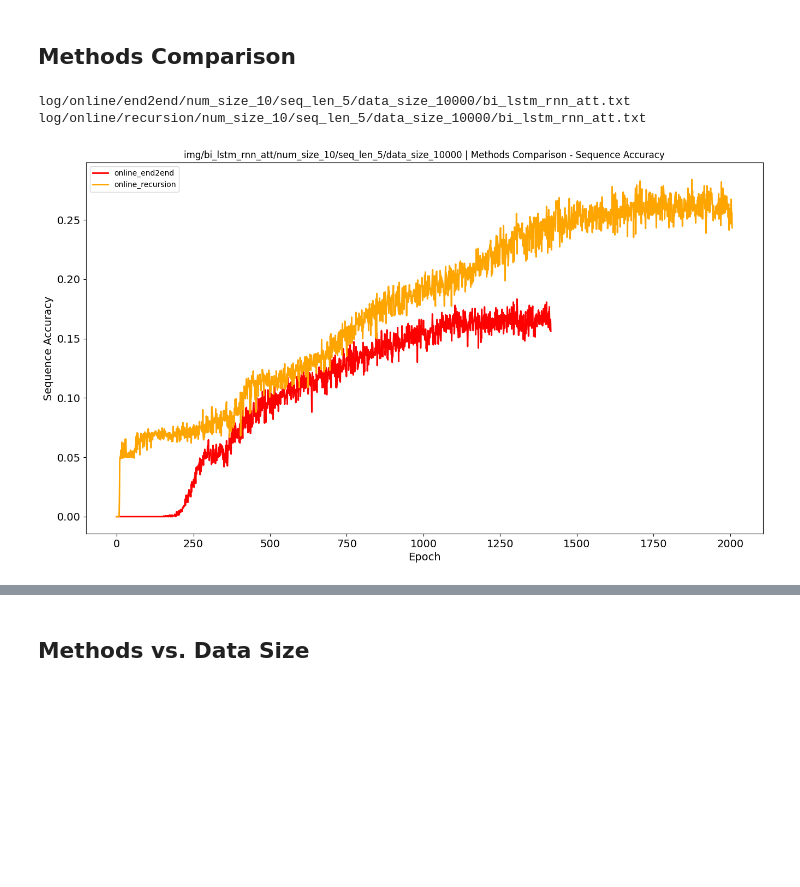
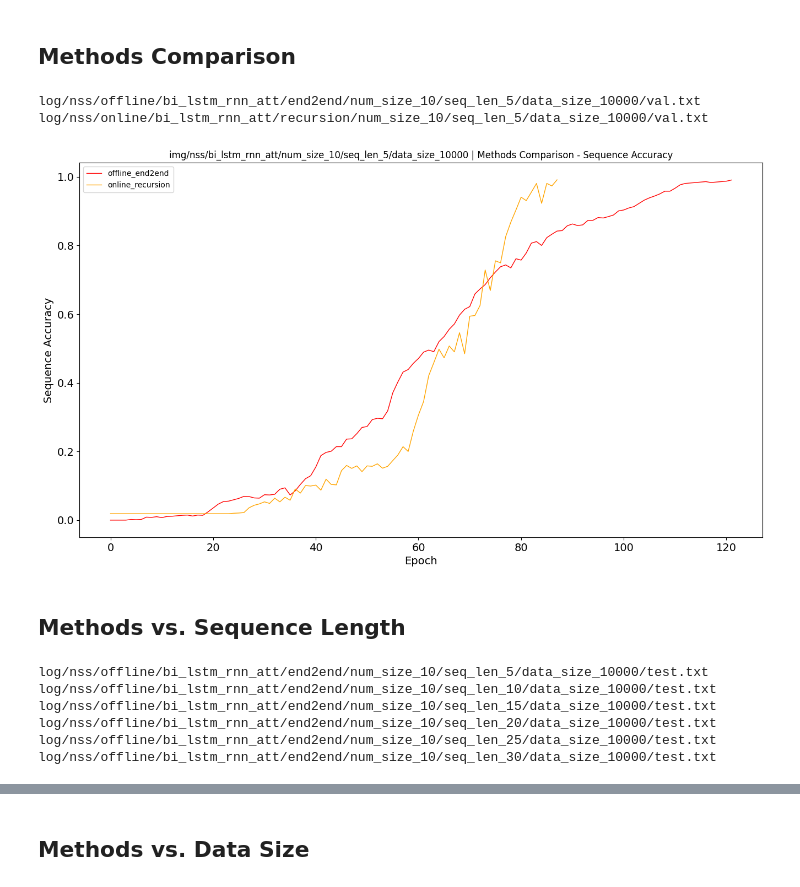
Before and after one commit to ShiningLab/Recurrent-Text-Editing, a Jupyter notebook: main/res/evaluation_plot.ipynb, the cells around one changed output, grey strips where cells are left out. Saved outputs shown, nothing was run; the diff lists cells and outputs as text; code cells hidden in the pictures; blank space fills up the shorter version.

```diff
--- a/main/res/evaluation_plot.ipynb
+++ b/main/res/evaluation_plot.ipynb
@@ -83,20 +92,21 @@ show_plot(
 ## Increasing Data Size Analysis
 # %%
 # parameters
-method = 'recursion' # end2end, recursion
+method = 'tagging' # end2end, recursion, tagging
 data_mode = 'online' # online, offline
-model_name = 'bi_lstm_rnn_att'
+# bi_gru_rnn_att, bi_lstm_rnn_att
+model_name = 'bi_gru_rnn_att'
 num_size = 10
 seq_len = 5
 min_data_size = 10000
-max_data_size = 50000
+max_data_size = 70000
 # %%
 # define path
 LOG_PATH = os.path.join(
     'log',
     data_mode,
     method,
-    'num_size_{}'.format(vocab_size),
+    'num_size_{}'.format(num_size),
     'seq_len_{}'.format(seq_len),
     'data_size_{}',
     '{}.txt'.format(model_name))
@@ -153,25 +165,29 @@ show_plot(
 # %%
 # parameters
 candidates = [
-#     ['offline', 'end2end'],
+    ['offline', 'end2end'],
 #     ['offline', 'recursion'],
-    ['online', 'end2end'],
+#     ['online', 'end2end'],
     ['online', 'recursion']
 ]
+data_src = 'nss' # aoi, nss
 model_name = 'bi_lstm_rnn_att'
 num_size = 10
 seq_len = 5
 data_size = 10000
+val_or_test = 'val' # val, test
 # %%
 # define path for end2end
 LOG_PATH = os.path.join(
     'log',
+    data_src,
     '{}', # data mode
+    model_name,
     '{}', # method
     'num_size_{}'.format(num_size),
     'seq_len_{}'.format(seq_len),
     'data_size_{}'.format(data_size),
-    '{}.txt'.format(model_name))
+    '{}.txt'.format(val_or_test))
 # %%
 # read data
 raw_data_dict = {}
@@ -180,8 +196,8 @@ for c in candidates:
     print(file_path)
     raw_data_dict[file_path] = load_txt(file_path)
 # %% [output]
-log/online/end2end/num_size_10/seq_len_5/data_size_10000/bi_lstm_rnn_att.txt
-log/online/recursion/num_size_10/seq_len_5/data_size_10000/bi_lstm_rnn_att.txt
+log/nss/offline/bi_lstm_rnn_att/end2end/num_size_10/seq_len_5/data_size_10000/val.txt
+log/nss/online/bi_lstm_rnn_att/recursion/num_size_10/seq_len_5/data_size_10000/val.txt
 # %%
 # extract info from log
 data_dict = {k: parse_log(v) for k, v in raw_data_dict.items()}
@@ -195,24 +211,27 @@ for c in candidates:
     criteria_list = [data[criteria] for data in data_dict[key]]
     criteria_dict[label] = criteria_list
 # %%
-colors = ['red', 'orange', 'green', 'blue']
+colors = ['red', 'orange', 'green', 'skyblue', 'blue', 'magenta', 'purple']
 save_path = os.path.join(
     'img',
+    data_src,
     model_name,
-    'num_size_{}'.format(vocab_size),
+    'num_size_{}'.format(num_size),
     'seq_len_{}'.format(seq_len),
     'data_size_{}'.format(data_size))
 
 if not os.path.exists(save_path): os.makedirs(save_path)
 
 title = 'Methods Comparison - {}'.format(criteria)
 
 show_plot(
     data_dict=criteria_dict,
     colors=colors,
     title=title,
     xlabel='Epoch',
     ylabel=criteria,
     save_path=save_path)
 # %% [output]
-[figure, old version]
+[figure, new version]
+# %% [markdown]
+## Methods vs. Sequence Length
@@ -218,0 +267,15 @@ show_plot(
+# %%
+# read data
+raw_data_dict = {}
+for c in candidates:
+    for i in range(min_seq_len, max_seq_len+1, 5):
+        file_name = LOG_PATH.format(c[0], c[1], i)
+        print(file_name)
+        raw_data_dict[file_name] = load_txt(file_name)[40:-4]
+# %% [output]
+log/nss/offline/bi_lstm_rnn_att/end2end/num_size_10/seq_len_5/data_size_10000/test.txt
+log/nss/offline/bi_lstm_rnn_att/end2end/num_size_10/seq_len_10/data_size_10000/test.txt
+log/nss/offline/bi_lstm_rnn_att/end2end/num_size_10/seq_len_15/data_size_10000/test.txt
+log/nss/offline/bi_lstm_rnn_att/end2end/num_size_10/seq_len_20/data_size_10000/test.txt
+log/nss/offline/bi_lstm_rnn_att/end2end/num_size_10/seq_len_25/data_size_10000/test.txt
+log/nss/offline/bi_lstm_rnn_att/end2end/num_size_10/seq_len_30/data_size_10000/test.txt
```
Also changed, not shown: parts of 18 cells of this notebook, 46 other files.
